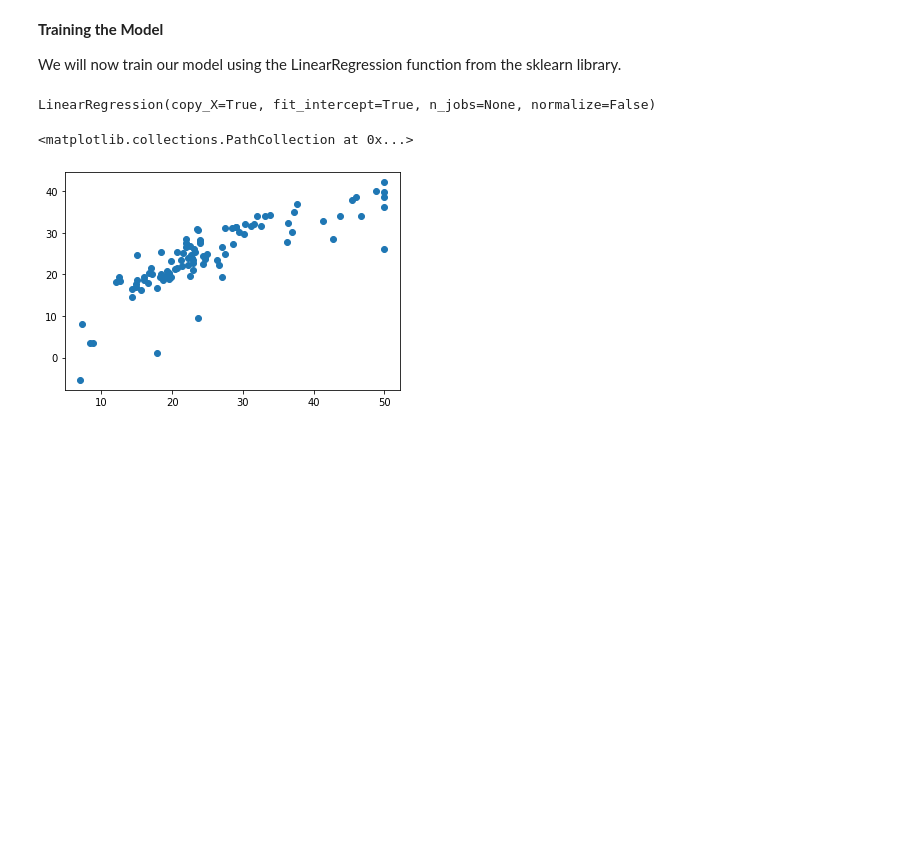
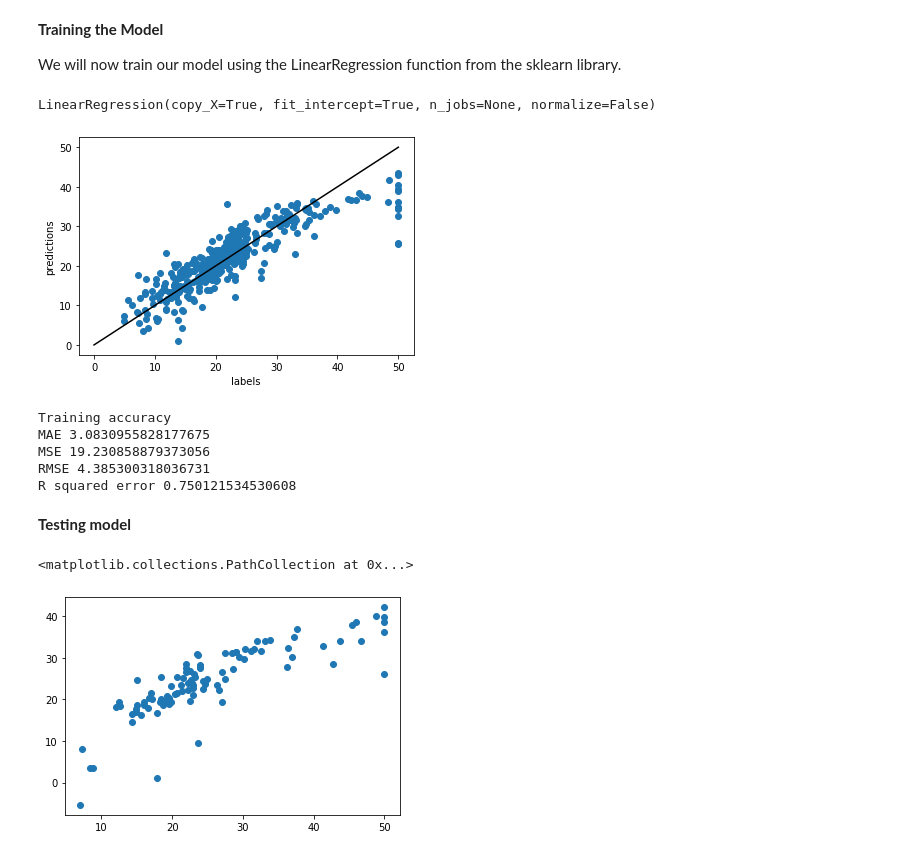
Before and after one commit to DSC-UTDallas/explore-ml, a Jupyter notebook: beginner_track/regression/Beginner_ML_Linear_Regression.ipynb, the cells around one changed output. Drawn from its saved outputs; the diff is of its cells as text; code cells hidden in the pictures; blank space fills up the shorter version.

Commit message:
Add metrics and train-prediction Regression

```diff
--- a/beginner_track/regression/Beginner_ML_Linear_Regression.ipynb
+++ b/beginner_track/regression/Beginner_ML_Linear_Regression.ipynb
@@ -192,6 +193,31 @@ lm = LinearRegression()
 lm.fit(X_train, y_train)
 # %% [output]
 LinearRegression(copy_X=True, fit_intercept=True, n_jobs=None, normalize=False)
+# %%
+prediction = lm.predict(X_train)
+plt.scatter(y_train, prediction)
+plt.plot([0,50], [0, 50], 'k-')
+plt.xlabel('labels')
+plt.ylabel('predictions')
+plt.show()
+# %% [output]
+[figure, added]
+# %%
+from sklearn import metrics
+from sklearn.metrics import r2_score
+print("Training accuracy")
+print('MAE', metrics.mean_absolute_error(y_train, prediction))
+print('MSE', metrics.mean_squared_error(y_train, prediction))
+print('RMSE', np.sqrt(metrics.mean_squared_error(y_train, prediction)))
+print('R squared error', r2_score(y_train, prediction))
+# %% [output]
+Training accuracy
+MAE 3.0830955828177675
+MSE 19.230858879373056
+RMSE 4.385300318036731
+R squared error 0.750121534530608
+# %% [markdown]
+**Testing model**
 # %%
 prediction = lm.predict(X_test)
 plt.scatter(y_test, prediction)
```
Also changed, not shown: parts of 2 cells of this notebook, 1 other file.
